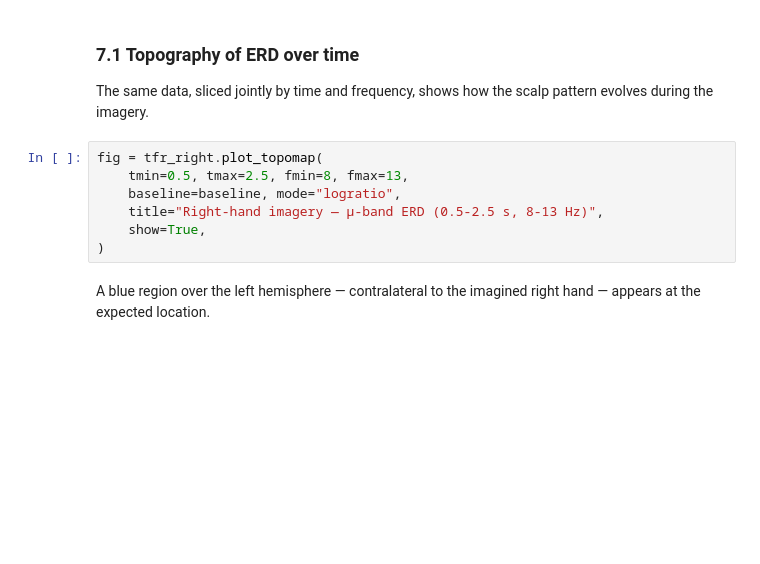
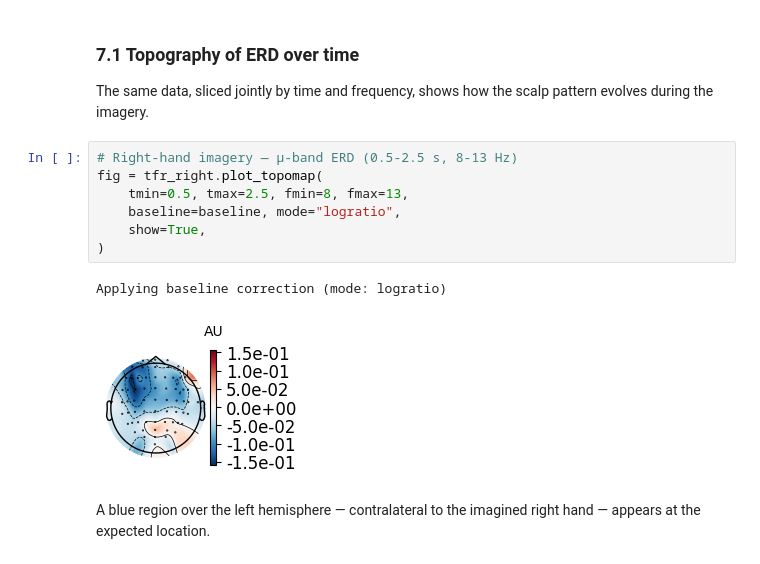
Before and after one commit to sblbl/learning-bci, a Jupyter notebook: 2-mne_motor_imagery.ipynb, the cells around one changed output. Saved outputs shown, nothing was run; the diff lists cells and outputs as text; blank space fills up the shorter version.

```diff
--- a/2-mne_motor_imagery.ipynb
+++ b/2-mne_motor_imagery.ipynb
@@ -283,12 +407,15 @@ This is the classical depiction of the paradigm, on which much of the experiment
 
 The same data, sliced jointly by time and frequency, shows how the scalp pattern evolves during the imagery.
 # %%
+# Right-hand imagery — μ-band ERD (0.5-2.5 s, 8-13 Hz)
 fig = tfr_right.plot_topomap(
     tmin=0.5, tmax=2.5, fmin=8, fmax=13,
     baseline=baseline, mode="logratio",
-    title="Right-hand imagery — μ-band ERD (0.5-2.5 s, 8-13 Hz)",
     show=True,
 )
+# %% [output]
+Applying baseline correction (mode: logratio)
+[figure, added]
 # %% [markdown]
 A blue region over the left hemisphere — contralateral to the imagined right hand — appears at the expected location.
 # %% [markdown]
```
Also changed, not shown: parts of 13 cells of this notebook, 4 other files.
